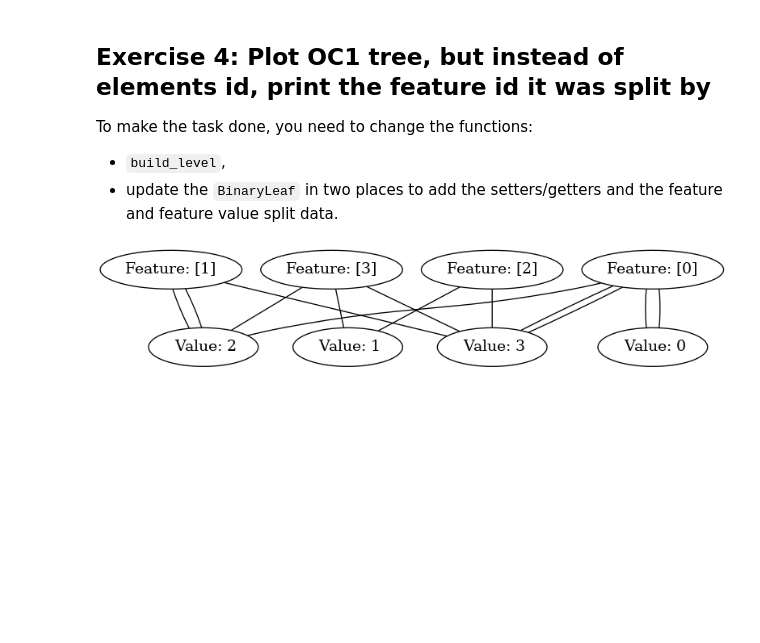
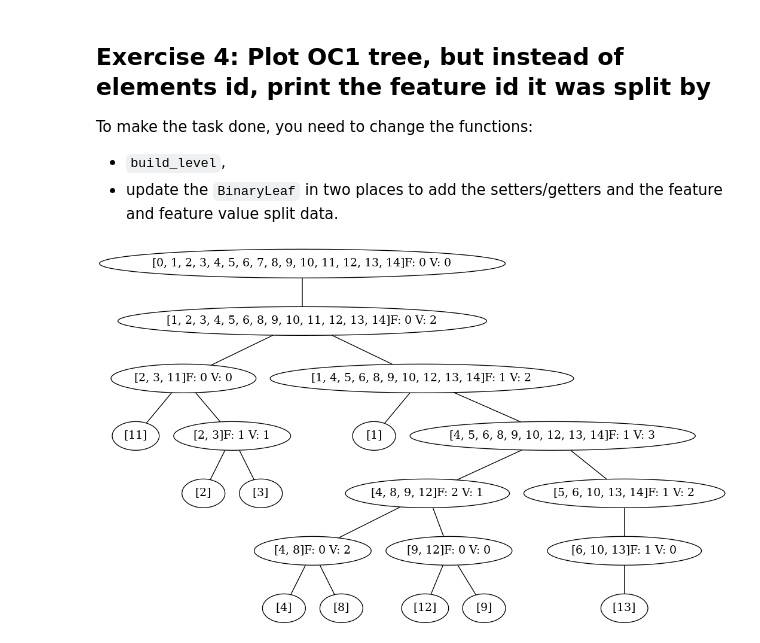
Before and after one commit to nilsquiring/ExcersisesMachineLearning, a Jupyter notebook: Task5/055Decision_trees_Exercises.ipynb, the cells around one changed output. Saved outputs shown, nothing was run; the diff lists cells and outputs as text; code cells hidden in the pictures; blank space fills up the shorter version.

```diff
--- a/Task5/055Decision_trees_Exercises.ipynb
+++ b/Task5/055Decision_trees_Exercises.ipynb
@@ -373,6 +373,9 @@ class BinaryLeaf:
 
     def is_completed(self):
         return self.completed
+
+    def set_labels(self, labels):
+        self.labels = labels
 
     def get_labels(self):
         return self.labels
@@ -945,51 +950,79 @@ def build_level(root, split_history):
     tol = 1e-15
     split_coefficiency_vector[:-1][abs(split_coefficiency_vector[:-1]) < tol] = 0.0
 
+    #print(split_coefficiency_vector)
+    #test = None
+    for i in range(len(split_coefficiency_vector)-1):
+        if split_coefficiency_vector[i] == 1.:
+            leaf.split_feature = i
+            #test = i
+            #print(split_coefficiency_vector[i], i)
+            break
+        elif split_coefficiency_vector[i] != 0.:
+            leaf.split_feature = i
+            #test = i
+            #print(split_coefficiency_vector[i], i)
+            break
+    """
     tmp = np.where(np.array(split_coefficiency_vector[:-1])==1.)[0]
     tmp1 = np.where(np.array(split_coefficiency_vector[:-1])!=0)[0]
     if len(tmp)==1:
         leaf.split_feature = tmp
     elif len(tmp1)==1:
         leaf.split_feature = tmp1
-    #elif len(tmp1) >=1:
-     #   for i in range(len(tmp1)):
-    #      split_coefficiency_vector[tmp1[i]]
     else:
-        print('Warning: Something went wrong')
+        print('Warning: np.where does not always detect the 1. as a 1.')
         print(split_coefficiency_vector)
 
-    #split_history.append([str(leaf.ids), str(left_leaf.ids)])
-    #split_history.append([str(leaf.ids), str(right_leaf.ids)])
-    split_history.append(['Feature: '+str(leaf.split_feature)+' Value: '+str(leaf.split_value)])
+    print(test, leaf.split_feature)
+    """
+
+    split_history.append([leaf.ids, left_leaf.ids, leaf.split_feature, leaf.split_value])
+    split_history.append([leaf.ids, right_leaf.ids, leaf.split_feature, leaf.split_value])
+    #split_history.append(['F: '+str(leaf.split_feature)+' V: '+str(leaf.split_value)])
 
     ###
     if len(np.unique(below_label)) == 1:
         left_leaf.set_completed()
     if len(np.unique(above_label)) == 1:
         right_leaf.set_completed()
     if compare_two_leafs(leaf, left_leaf) or compare_two_leafs(leaf,right_leaf):
         leaf.set_completed()
     else:
         leaf.set_R(right_leaf)
         leaf.set_L(left_leaf)
     build_level(root, split_history)
     return root, split_history
 
 def build(root):
     split_history = []
     return build_level(root, split_history)
 
 def plot_tree(split_history):
     tree = pydot.Dot(graph_type='graph')
     for split in split_history:
         new_edge = pydot.Edge(split[0], split[1], fillcolor = 'red')
         tree.add_edge(new_edge)
     tree.write('oc1_tree.png', format='png')
 
 oc1_tree, split_history = build(root)
-plot_tree(split_history)
+
+history = []
+for i in range(len(split_history)):
+    for j in range(len(split_history)):
+        if split_history[i][1] == split_history[j][0]:
+            tmp = str(split_history[i][0])+'F: {} V: {}'.format(split_history[i][2],split_history[i][3]), str(split_history[i][1])+'F: {} V: {}'.format(split_history[j][2],split_history[j][3])
+            if history != [] and (history[-1]) != [*tmp]:
+
+                history.append([*tmp])
+            elif history == []:
+                history.append([*tmp])
+    if len(split_history[i][1]) == 1:
+        history.append([str(split_history[i][0])+'F: {} V: {}'.format(split_history[i][2],split_history[i][3]), str(split_history[i][1])])
+
+plot_tree(history)
 
 from IPython.display import Image
 Image(filename='oc1_tree.png')
 # %% [output]
-[figure, old version]
+[figure, new version]
```
Also changed, not shown: parts of 2 cells of this notebook.
